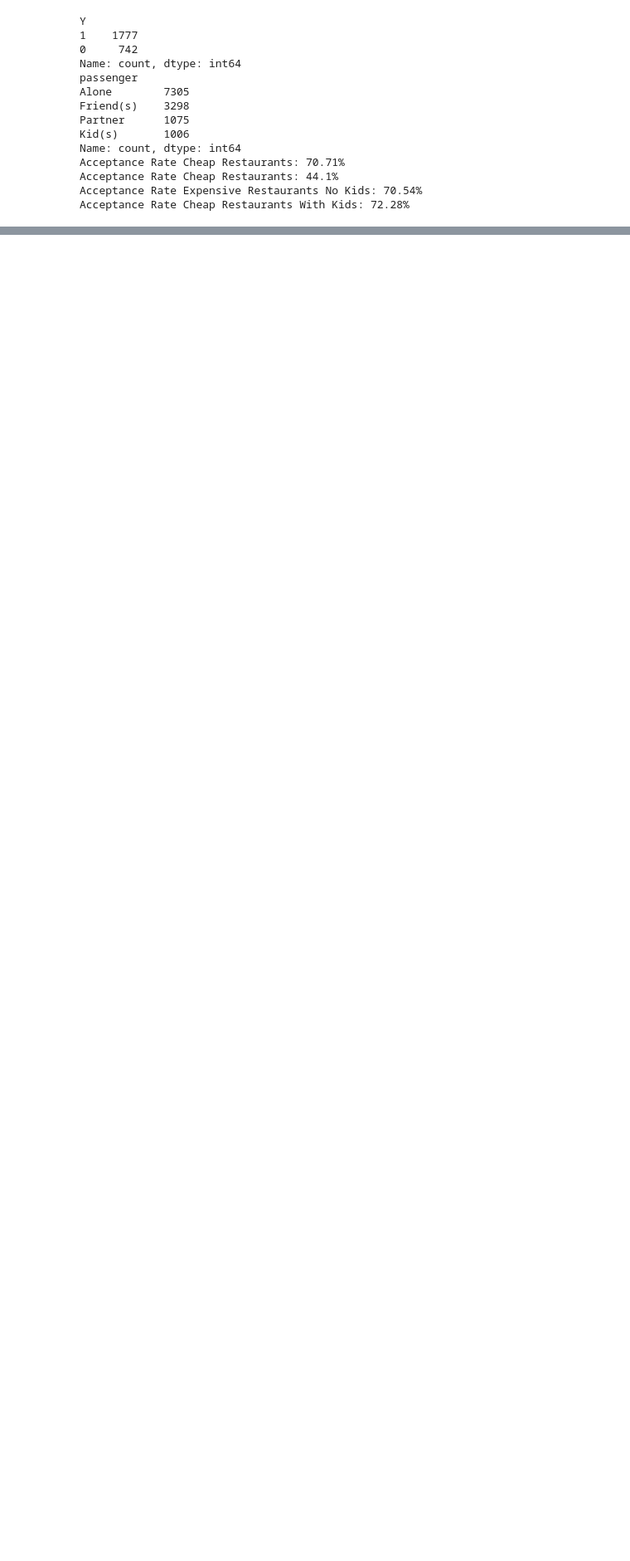
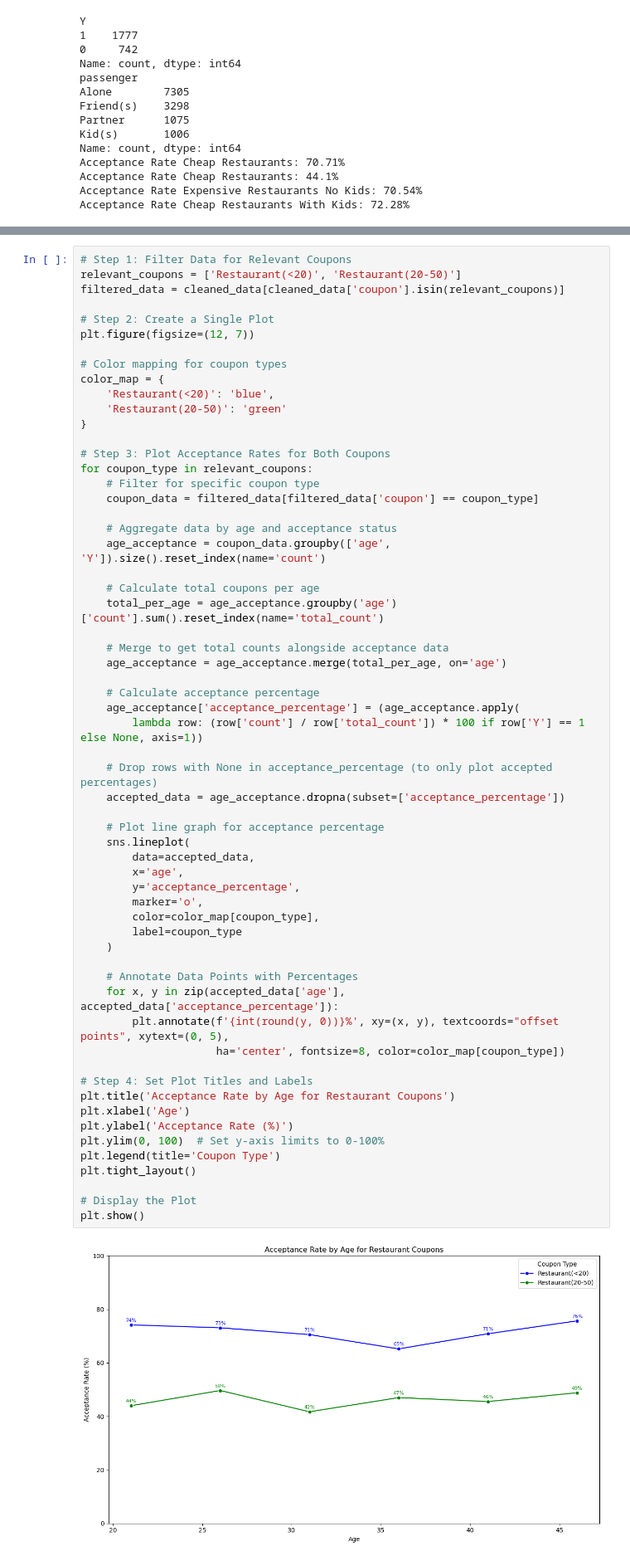
Before and after one commit to lorigreensmith06/AI_ML_CLASS_coupons, a Jupyter notebook: assignment5_1_starter/prompt.ipynb, the cells around one changed output, grey strips where cells are left out. Shown at 83% size. Saved outputs shown, nothing was run; the diff lists cells and outputs as text; blank space fills up the shorter version.

```diff
--- a/assignment5_1_starter/prompt.ipynb
+++ b/assignment5_1_starter/prompt.ipynb
@@ -735,0 +698,62 @@ plt.show()
+# %%
+# Step 1: Filter Data for Relevant Coupons
+relevant_coupons = ['Restaurant(<20)', 'Restaurant(20-50)']
+filtered_data = cleaned_data[cleaned_data['coupon'].isin(relevant_coupons)]
+
+# Step 2: Create a Single Plot
+plt.figure(figsize=(12, 7))
+
+# Color mapping for coupon types
+color_map = {
+    'Restaurant(<20)': 'blue',
+    'Restaurant(20-50)': 'green'
+}
+
+# Step 3: Plot Acceptance Rates for Both Coupons
+for coupon_type in relevant_coupons:
+    # Filter for specific coupon type
+    coupon_data = filtered_data[filtered_data['coupon'] == coupon_type]
+
+    # Aggregate data by age and acceptance status
+    age_acceptance = coupon_data.groupby(['age', 'Y']).size().reset_index(name='count')
+
+    # Calculate total coupons per age
+    total_per_age = age_acceptance.groupby('age')['count'].sum().reset_index(name='total_count')
+
+    # Merge to get total counts alongside acceptance data
+    age_acceptance = age_acceptance.merge(total_per_age, on='age')
+
+    # Calculate acceptance percentage
+    age_acceptance['acceptance_percentage'] = (age_acceptance.apply(
+        lambda row: (row['count'] / row['total_count']) * 100 if row['Y'] == 1 else None, axis=1))
+
+    # Drop rows with None in acceptance_percentage (to only plot accepted percentages)
+    accepted_data = age_acceptance.dropna(subset=['acceptance_percentage'])
+
+    # Plot line graph for acceptance percentage
+    sns.lineplot(
+        data=accepted_data,
+        x='age',
+        y='acceptance_percentage',
+        marker='o',
+        color=color_map[coupon_type],
+        label=coupon_type
+    )
+
+    # Annotate Data Points with Percentages
+    for x, y in zip(accepted_data['age'], accepted_data['acceptance_percentage']):
+        plt.annotate(f'{int(round(y, 0))}%', xy=(x, y), textcoords="offset points", xytext=(0, 5),
+                     ha='center', fontsize=8, color=color_map[coupon_type])
+
+# Step 4: Set Plot Titles and Labels
+plt.title('Acceptance Rate by Age for Restaurant Coupons')
+plt.xlabel('Age')
+plt.ylabel('Acceptance Rate (%)')
+plt.ylim(0, 100)  # Set y-axis limits to 0-100%
+plt.legend(title='Coupon Type')
+plt.tight_layout()
+
+# Display the Plot
+plt.show()
+# %% [output]
+[figure, added]
```
Also changed, not shown: parts of 6 cells of this notebook.
